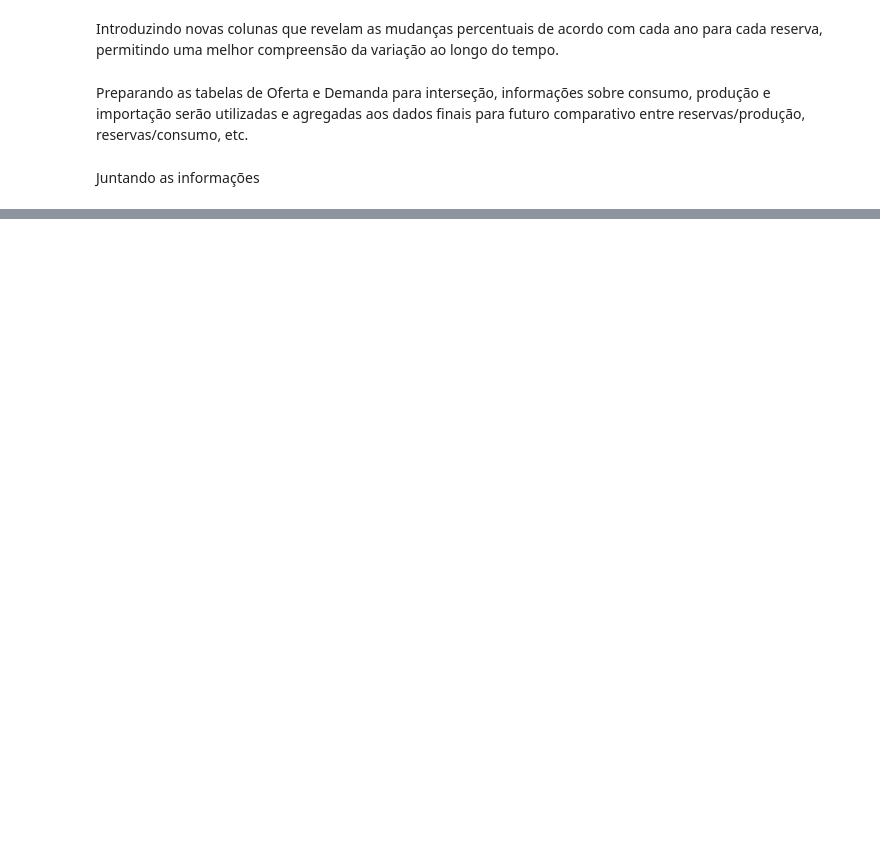
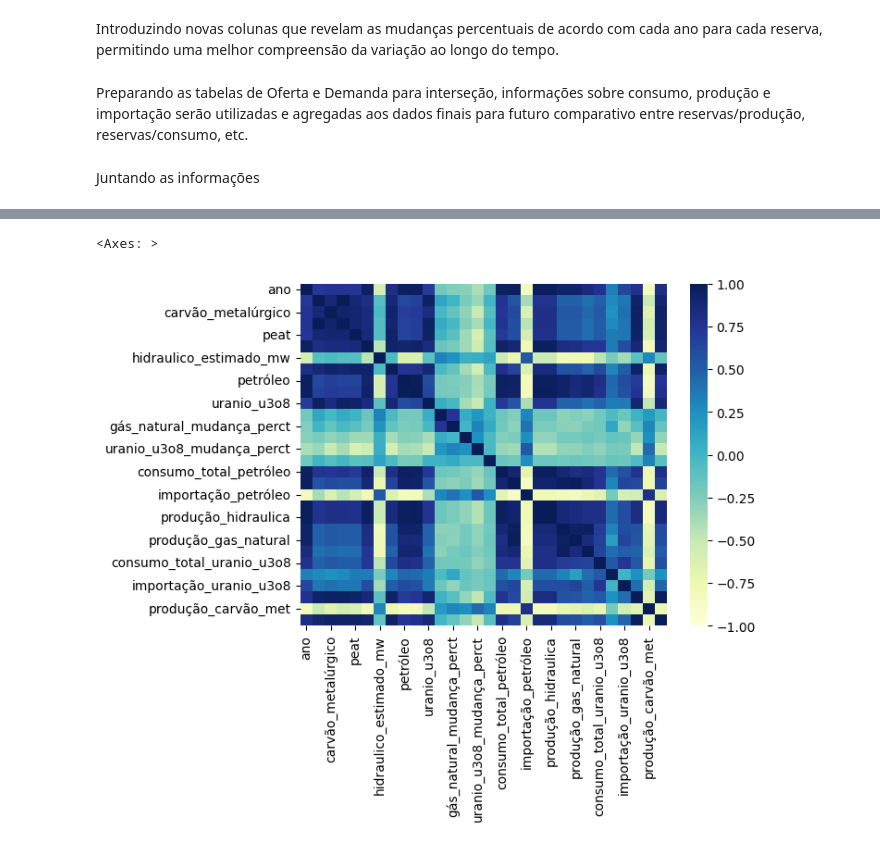
Before and after one commit to scrrpfv/projeto-ip, a Jupyter notebook: Limpezas/limpeza_recursos_reservas.ipynb, the cells around one changed output, grey strips where cells are left out. Drawn from its saved outputs; the diff is of its cells as text; code cells hidden in the pictures; blank space fills up the shorter version.

```diff
--- a/Limpezas/limpeza_recursos_reservas.ipynb
+++ b/Limpezas/limpeza_recursos_reservas.ipynb
@@ -90,20 +94,27 @@ reservas_de_uranio = df
 # %%
 from string import digits
 df = pd.read_excel('../databases/Dados EPE/Recursos e Reservas Energéticas.xlsx', sheet_name="Tabela 6.1")
-df.drop(df.head(3).index, inplace=True)
-df.dropna(how='all', inplace=True, axis=0)
-df.reset_index(inplace=True,drop=True)
+# dropando metadados das tabelas do EPE
+df = df.drop(df.head(3).index)
+df = df.dropna(how='all', axis=0)
+df = df.reset_index(drop=True)
+# trocando nome das colunas
 new_header = df.iloc[0]
 df = df[1:]
 df.columns = new_header
-df.drop(index=df.index[6:23], inplace=True)
-# df.drop(df.tail(6).index, inplace=True) ===== Isso parece remover petróleo e gás, isso foi intencional?
-df.drop(df.head(2).index, inplace=True)
+
+# removendo mais metadados do EPE
+df = df.drop(index=df.index[6:23])
+df = df.drop(df.head(2).index)
 df = df.iloc[:, :-2]
-df.dropna(inplace=True)
+
+# dropando as colunas vazias
+df = df.dropna()
 df = df.set_axis(['energia', 'unidade_de_medida', 'medidas', 'inferidas', 'total', 'equivalência'], axis=1)
+
+# consertando a formatação dos textos da coluna 'energia'
 df['energia'] = df['energia'].apply(lambda x: x.translate(str.maketrans('', '', digits)))
-df.reset_index(inplace=True, drop=True)
+df = df.reset_index(drop=True)
 recursos_reservas_energeticas_br = df
 # %%
 dict_recursos_reservas = {
@@ -163,11 +155,12 @@ df = df.interpolate(method="linear", limit_direction="both")
 # %% [markdown]
 Introduzindo novas colunas que revelam as mudanças percentuais de acordo com cada ano para cada reserva, permitindo uma melhor compreensão da variação ao longo do tempo.
 # %%
-df['petroleo_mudança_perct'] = df['petróleo'].pct_change() * 100
-df['gás_natural_mudança_perct'] = df['gás_natural'].pct_change() * 100
-df['carvão_total_mudança_perct'] = df['carvão_total'].pct_change() * 100
-df['gás_natural_mudança_perct'] = df['gás_natural'].pct_change() * 100
-df['uranio_u3o8_mudança_perct'] = df['uranio_u3o8'].pct_change() * 100
+colunas_reservas = ['petróleo', 'gás_natural', 'carvão_total', 'gás_natural', 'uranio_u3o8', 'hidraulico_total_mw']
+
+# calculando os percentuais
+for col in colunas_reservas:
+    df[f'{col}_mudança_perct'] = df[col].pct_change() * 100
+
 df['hidraulico_total_mw_mudança_perct'] = df['hidraulico_total_mw'].pct_change() * 100
 # preenchendo com zero os valores do ano 1970, já que não existem anos anteriores nos dados
 df_recursos = df.fillna(0)
@@ -239,0 +236,8 @@ df.to_feather('../databases/recursos.feather')
+# %%
+import matplotlib.pyplot as plt
+import seaborn as sns
+
+sns.heatmap(df.corr(), vmax=1, vmin=-1, cmap="YlGnBu")
+# %% [output]
+<Axes: >
+[figure, added]
```
Also changed, not shown: parts of 9 cells of this notebook, 2 other files.
